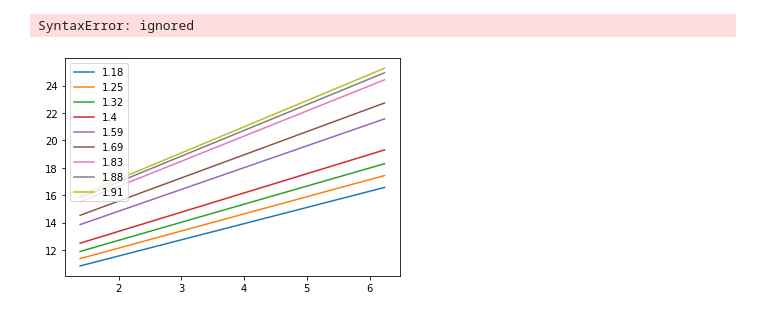
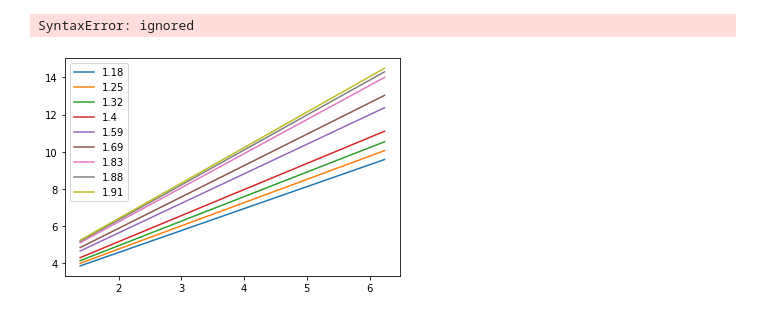
Before and after one commit to nghess/fractal-tools, a Jupyter notebook: 2D_Fractal_Boxcount_Single_D_V1_1.ipynb, the cells around one changed output. Saved outputs shown, nothing was run; the diff lists cells and outputs as text; code cells hidden in the pictures.

```diff
--- a/2D_Fractal_Boxcount_Single_D_V1_1.ipynb
+++ b/2D_Fractal_Boxcount_Single_D_V1_1.ipynb
@@ -86,10 +86,10 @@ SyntaxError: ignored
 # %%
 # Thresholded Images
 for i in range(len(images)):
   slope, intercept, sz, count = fractal_dimension(np.asarray(images[i]))
-  plt.plot(np.log(sz), slope*np.log(sz)+intercept, label=f"{round(slope, 2)}")
+  plt.plot(np.log(sz), slope*np.log(sz)+np.log(intercept), label=f"{round(slope, 2)}")
 
 leg = plt.legend()
 plt.show()
 # %% [output]
-[figure, old version]
+[figure, new version]
```
Also changed, not shown: parts of 2 cells of this notebook.
